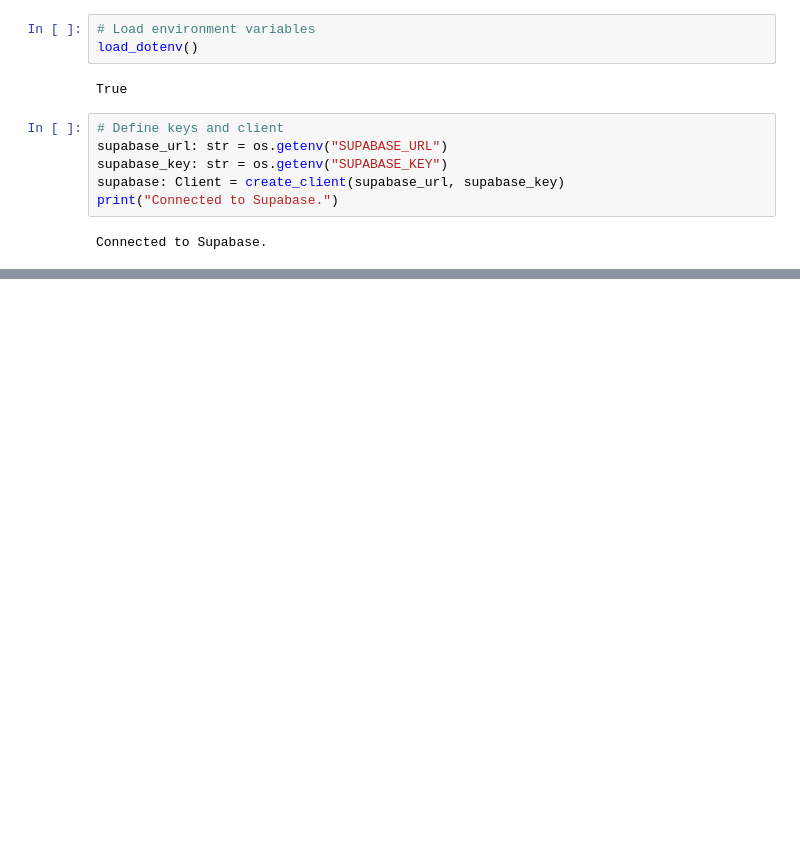
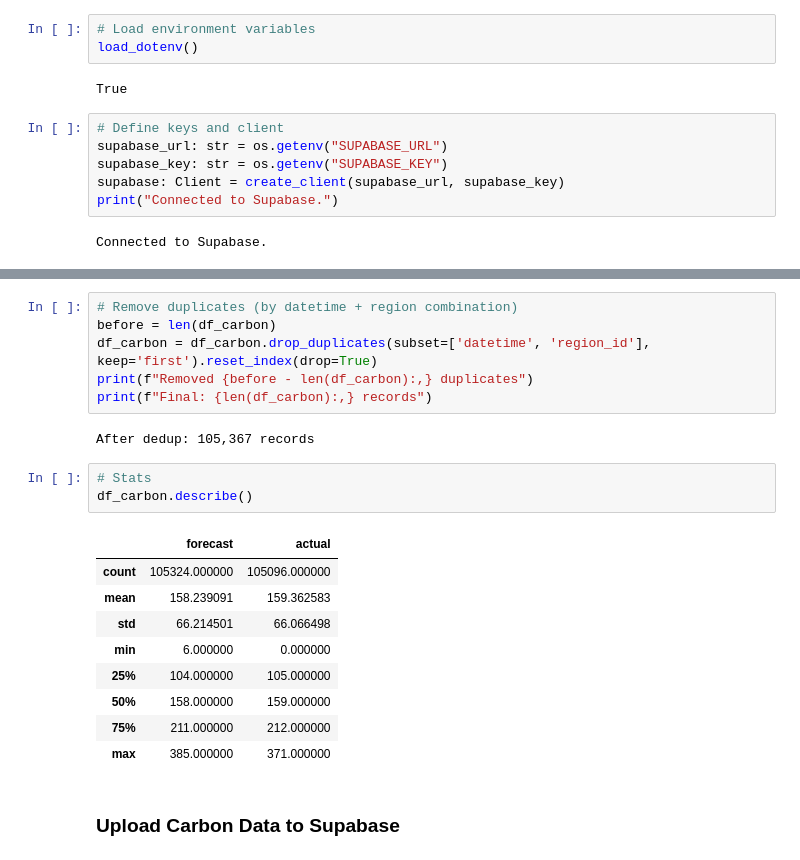
Before and after one commit to 1509Chamma/ukenergydashboard, a Jupyter notebook: notebooks/data_analysis.ipynb, the cells around one changed output, grey strips where cells are left out. Drawn from its saved outputs; the diff is of its cells as text; blank space fills up the shorter version.

```diff
--- a/notebooks/data_analysis.ipynb
+++ b/notebooks/data_analysis.ipynb
@@ -397,0 +613,23 @@ ValueError: Out of range float values are not JSON compliant: nan
+# %%
+# Remove duplicates (by datetime + region combination)
+before = len(df_carbon)
+df_carbon = df_carbon.drop_duplicates(subset=['datetime', 'region_id'], keep='first').reset_index(drop=True)
+print(f"Removed {before - len(df_carbon):,} duplicates")
+print(f"Final: {len(df_carbon):,} records")
+# %% [output]
+After dedup: 105,367 records
+# %%
+# Stats
+df_carbon.describe()
+# %% [output]
+|  | forecast | actual |
+| count | 105324.000000 | 105096.000000 |
+| mean | 158.239091 | 159.362583 |
+| std | 66.214501 | 66.066498 |
+| min | 6.000000 | 0.000000 |
+| 25% | 104.000000 | 105.000000 |
+| 50% | 158.000000 | 159.000000 |
+| 75% | 211.000000 | 212.000000 |
+| max | 385.000000 | 371.000000 |
+# %% [markdown]
+### Upload Carbon Data to Supabase
```
Also changed, not shown: parts of 14 cells of this notebook.
